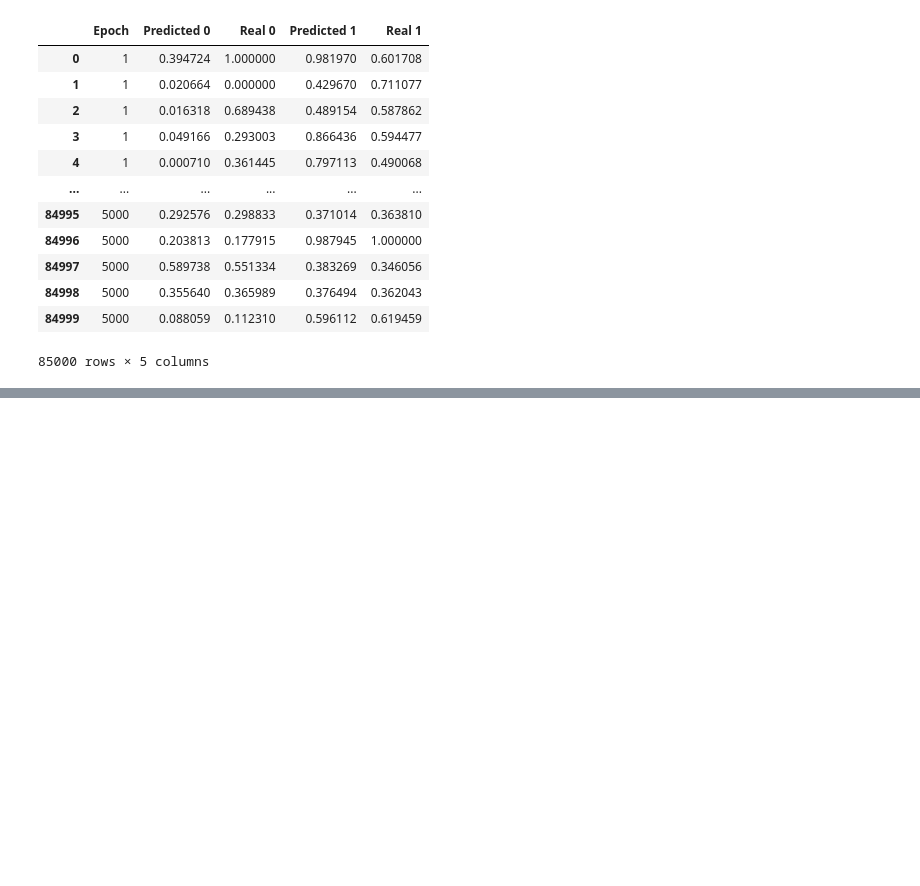
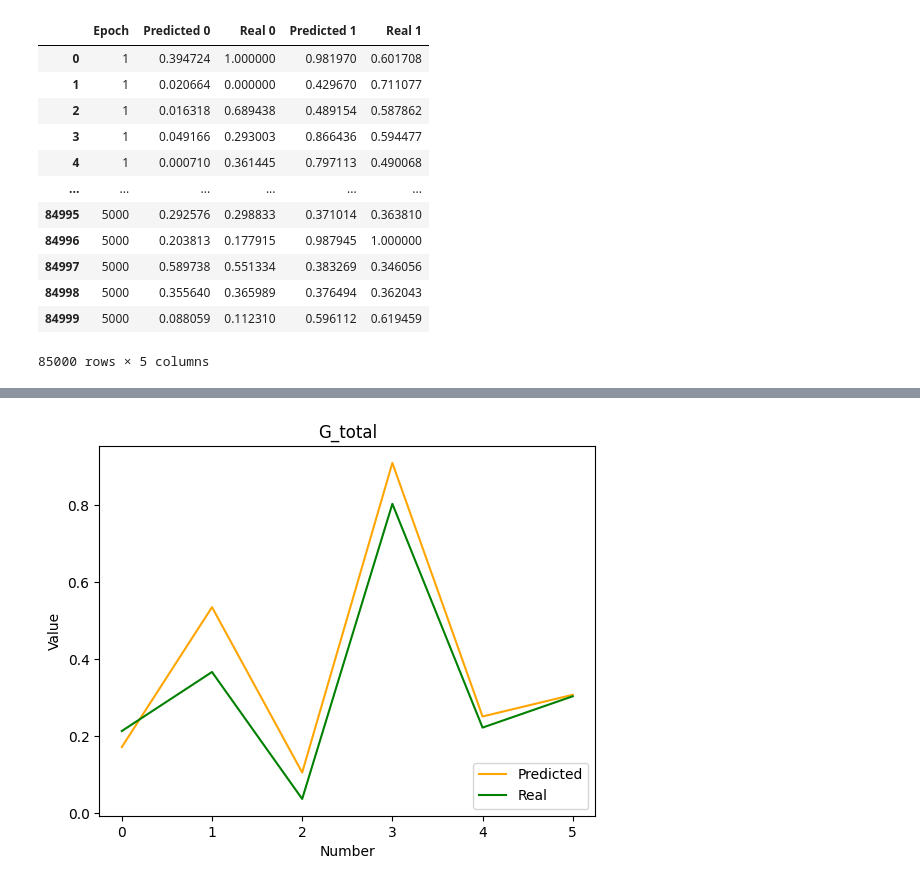
Before and after one commit to mentalMint/neural-networks, a Jupyter notebook: Lab 2/metrics/metrics.ipynb, the cells around one changed output, grey strips where cells are left out. Cells and saved outputs as stored; diff of their text form; code cells hidden in the pictures; blank space fills up the shorter version.

```diff
--- a/Lab 2/metrics/metrics.ipynb
+++ b/Lab 2/metrics/metrics.ipynb
@@ -114,0 +140,3 @@ Epoch 5000: 0.97275
+# %%
+df2 = pd.read_csv(filepath_or_buffer='D:/Studies/Neuro/Lab 2/perceptron/cmake-build-debug/testing_results.csv')
+display(df2)
@@ -114,0 +151,10 @@ Epoch 5000: 0.97275
+# %%
+plt.plot(df2['Number'], df2['Predicted 0'], color='orange')
+plt.plot(df2['Real 0'], color='green')
+plt.xlabel('Number')
+plt.ylabel('Value')
+plt.title('G_total')
+plt.legend(["Predicted", "Real"], loc ="lower right")
+plt.show()
+# %% [output]
+[figure, added]
```
Also changed, not shown: parts of 9 cells of this notebook, 6 other files.
